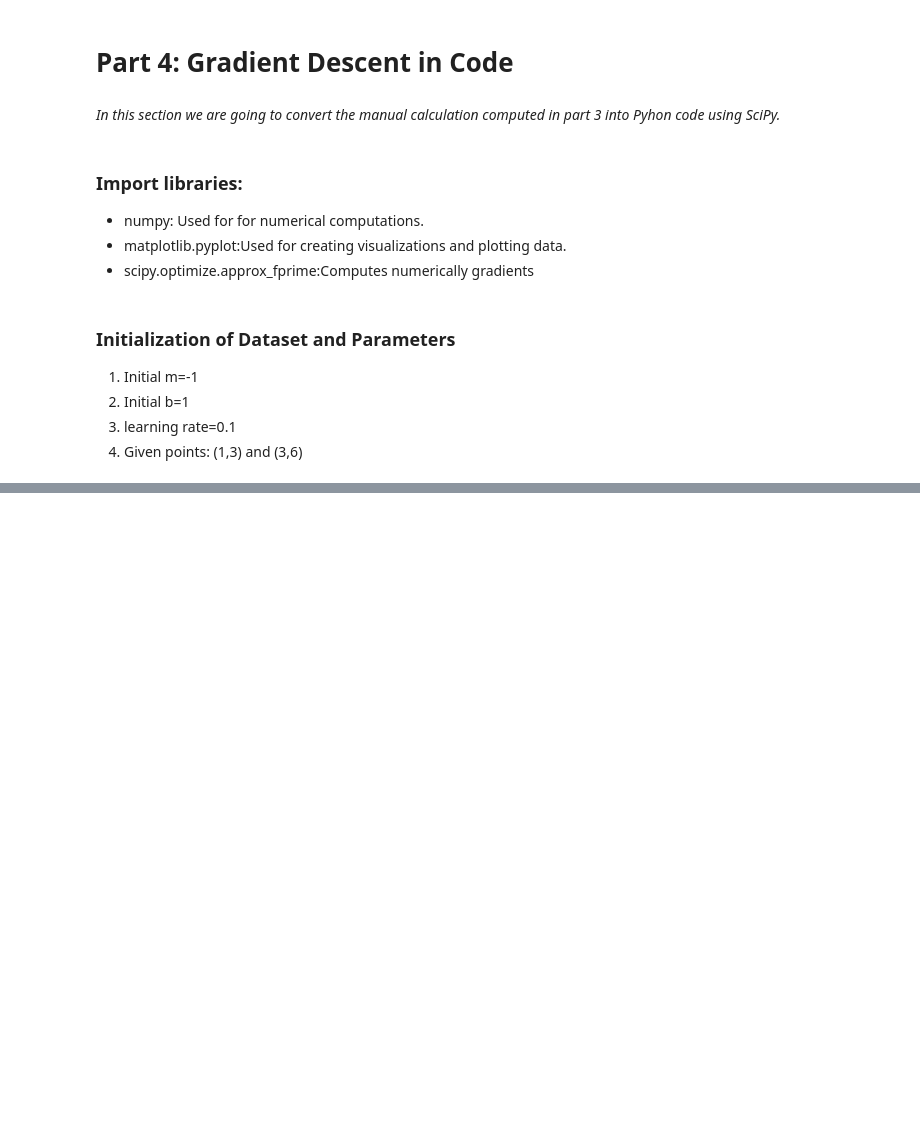
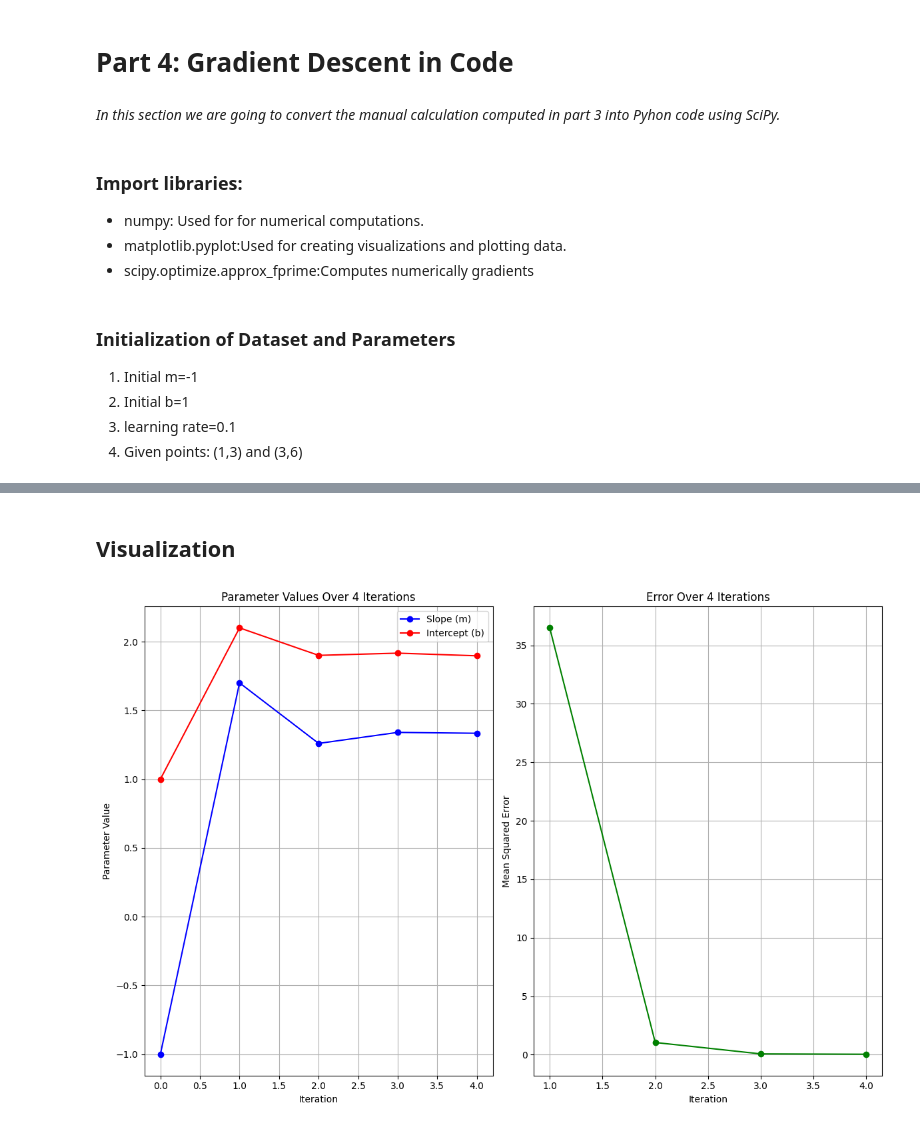
Before and after one commit to Jade-Isimbi/Formative-3--Group-14, a Jupyter notebook: formative3.ipynb, the cells around one changed output, grey strips where cells are left out. Cells and saved outputs as stored; diff of their text form; code cells hidden in the pictures; blank space fills up the shorter version.

Commit message:
added graph

```diff
--- a/formative3.ipynb
+++ b/formative3.ipynb
@@ -244,0 +202,12 @@ Iteration 4: Cost=0.0348, m=1.3336, b=1.8968
+# %%
+def cost_error(y, y_pred):
+    return np.mean((y - y_pred)**2)
+
+def gradient_descent_step(x, y, m, b, alpha):
+    n = len(x)
+    y_pred = m * x + b
+    dJ_dm = (-2/n) * np.sum((y - y_pred) * x)
+    dJ_db = (-2/n) * np.sum(y - y_pred)
+    m_new = m - alpha * dJ_dm
+    b_new = b - alpha * dJ_db
+    return m_new, b_new, dJ_dm, dJ_db
@@ -244,0 +217,5 @@ Iteration 4: Cost=0.0348, m=1.3336, b=1.8968
+# %%
+
+m_old = [m]
+b_old = [b]
+error_history = []
@@ -244,0 +274,27 @@ Iteration 4: Cost=0.0348, m=1.3336, b=1.8968
+# %% [markdown]
+## Visualization
+# %%
+
+plt.figure(figsize=(12, 8))
+
+
+plt.subplot(1, 2, 1)
+plt.plot(range(iterations+1), m_old, 'bo-', label='Slope (m)')
+plt.plot(range(iterations+1), b_old, 'ro-', label='Intercept (b)')
+plt.xlabel('Iteration')
+plt.ylabel('Parameter Value')
+plt.title('Parameter Values Over 4 Iterations')
+plt.legend()
+plt.grid(True)
+
+plt.subplot(1, 2, 2)
+plt.plot(range(1, iterations+1), error_history, 'go-')
+plt.xlabel('Iteration')
+plt.ylabel('Mean Squared Error')
+plt.title('Error Over 4 Iterations')
+plt.grid(True)
+
+plt.tight_layout()
+plt.show()
+# %% [output]
+[figure, added]
```
Also changed, not shown: parts of 12 cells of this notebook.
